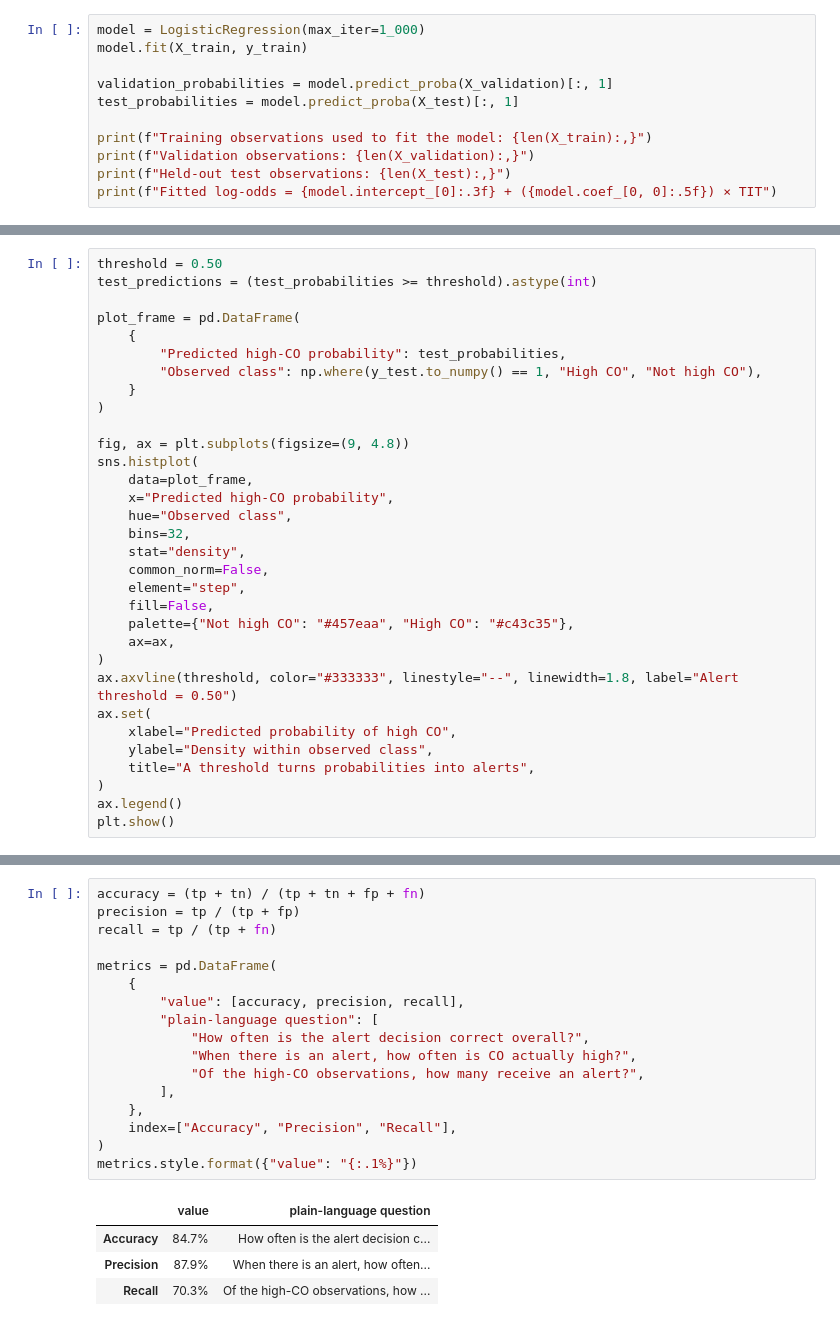
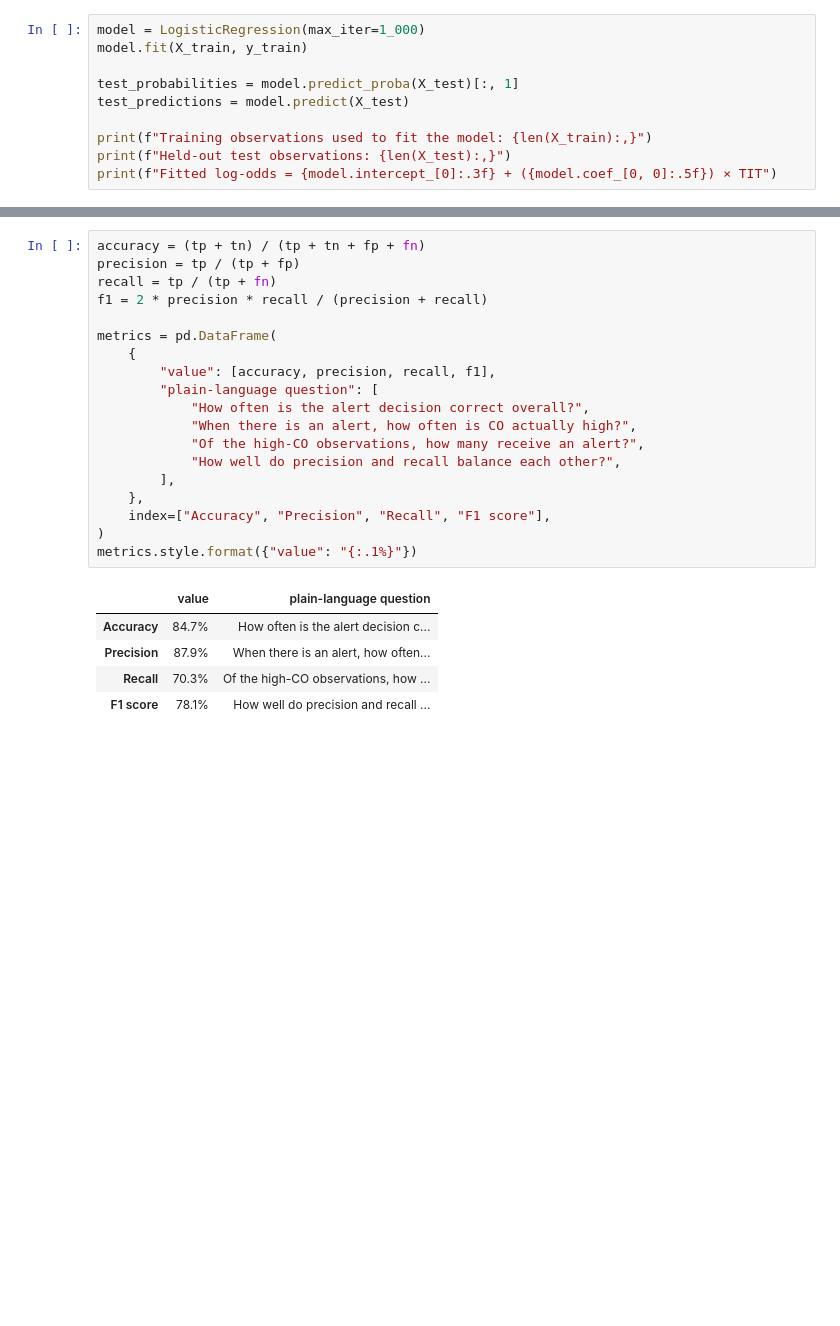
Before and after one commit to changyaochen/MECE4520, a Jupyter notebook: site/classification/03-classification-metrics.ipynb, the cells around one changed output, grey strips where cells are left out. Cells and saved outputs as stored; diff of their text form; blank space fills up the shorter version.

```diff
--- a/site/classification/03-classification-metrics.ipynb
+++ b/site/classification/03-classification-metrics.ipynb
@@ -82,11 +77,10 @@ For this notebook, we use scikit-learn's implementation rather than repeat the g
 model = LogisticRegression(max_iter=1_000)
 model.fit(X_train, y_train)
 
-validation_probabilities = model.predict_proba(X_validation)[:, 1]
 test_probabilities = model.predict_proba(X_test)[:, 1]
+test_predictions = model.predict(X_test)
 
 print(f"Training observations used to fit the model: {len(X_train):,}")
-print(f"Validation observations: {len(X_validation):,}")
 print(f"Held-out test observations: {len(X_test):,}")
 print(f"Fitted log-odds = {model.intercept_[0]:.3f} + ({model.coef_[0, 0]:.5f}) × TIT")
 # %% [output]
@@ -111,32 +89,0 @@ The threshold is a decision rule. It does not change the fitted probability mode
-# %%
-threshold = 0.50
-test_predictions = (test_probabilities >= threshold).astype(int)
-
-plot_frame = pd.DataFrame(
-    {
-        "Predicted high-CO probability": test_probabilities,
-        "Observed class": np.where(y_test.to_numpy() == 1, "High CO", "Not high CO"),
-    }
-)
-
-fig, ax = plt.subplots(figsize=(9, 4.8))
-sns.histplot(
-    data=plot_frame,
-    x="Predicted high-CO probability",
-    hue="Observed class",
-    bins=32,
-    stat="density",
-    common_norm=False,
-    element="step",
-    fill=False,
-    palette={"Not high CO": "#457eaa", "High CO": "#c43c35"},
-    ax=ax,
-)
-ax.axvline(threshold, color="#333333", linestyle="--", linewidth=1.8, label="Alert threshold = 0.50")
-ax.set(
-    xlabel="Predicted probability of high CO",
-    ylabel="Density within observed class",
-    title="A threshold turns probabilities into alerts",
-)
-ax.legend()
-plt.show()
@@ -207,22 +215,25 @@ Accuracy asks how often the alert decision is correct overall. Precision asks, "
 # %%
 accuracy = (tp + tn) / (tp + tn + fp + fn)
 precision = tp / (tp + fp)
 recall = tp / (tp + fn)
+f1 = 2 * precision * recall / (precision + recall)
 
 metrics = pd.DataFrame(
     {
-        "value": [accuracy, precision, recall],
+        "value": [accuracy, precision, recall, f1],
         "plain-language question": [
             "How often is the alert decision correct overall?",
             "When there is an alert, how often is CO actually high?",
             "Of the high-CO observations, how many receive an alert?",
+            "How well do precision and recall balance each other?",
         ],
     },
-    index=["Accuracy", "Precision", "Recall"],
+    index=["Accuracy", "Precision", "Recall", "F1 score"],
 )
 metrics.style.format({"value": "{:.1%}"})
 # %% [output]
 |  | value | plain-language question |
 | Accuracy | 84.7% | How often is the alert decision c... |
 | Precision | 87.9% | When there is an alert, how often... |
 | Recall | 70.3% | Of the high-CO observations, how ... |
+| F1 score | 78.1% | How well do precision and recall ... |
```
Also changed, not shown: parts of 22 cells of this notebook, 9 other files.
